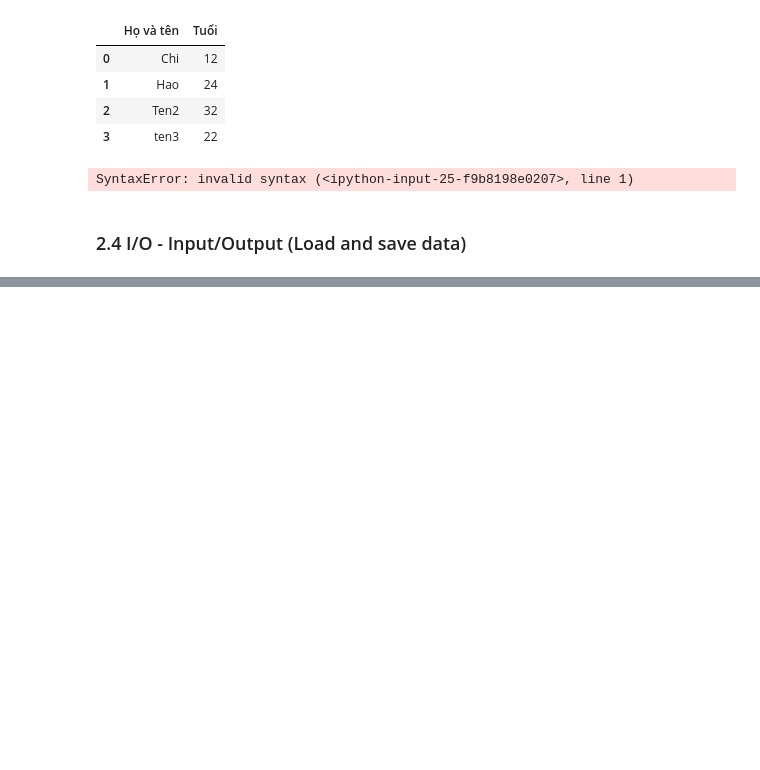
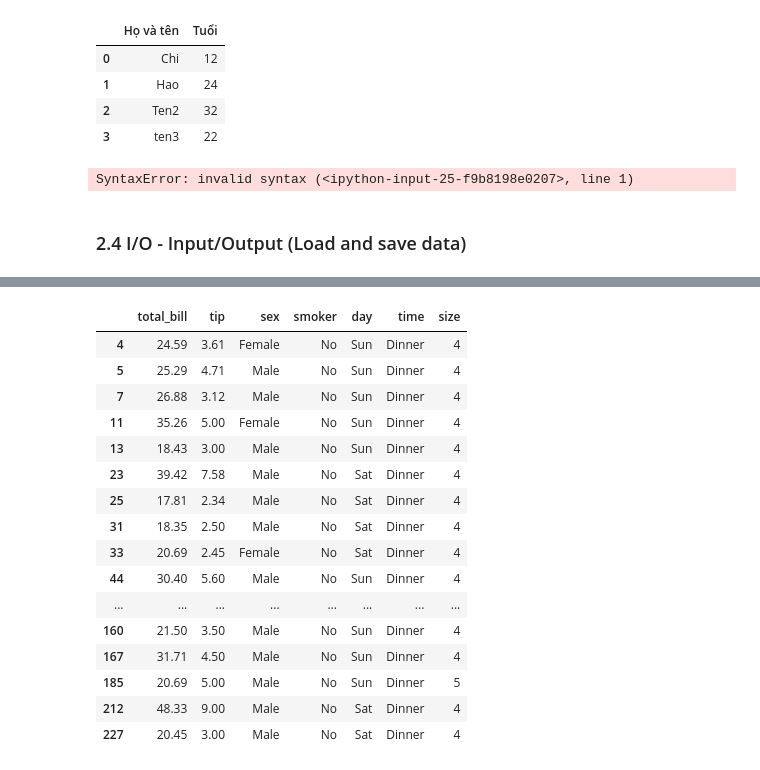
Before and after one commit to honghanhh/mci_python_31_level_1, a Jupyter notebook: Live Slides/Live Lecture 5/LongNP_Live_Lecture5.ipynb, the cells around one changed output, grey strips where cells are left out. Saved outputs shown, nothing was run; the diff lists cells and outputs as text; code cells hidden in the pictures; blank space fills up the shorter version.

```diff
--- a/Live Slides/Live Lecture 5/LongNP_Live_Lecture5.ipynb
+++ b/Live Slides/Live Lecture 5/LongNP_Live_Lecture5.ipynb
@@ -116,0 +293,21 @@ df2 = pd.read_csv('https://')
+# %%
+q1 = df3[(df3['smoker'] == 'No') & (df3['size'] > 3)]
+q1
+# %% [output]
+|  | total_bill | tip | sex | smoker | day | time | size |
+| 4 | 24.59 | 3.61 | Female | No | Sun | Dinner | 4 |
+| 5 | 25.29 | 4.71 | Male | No | Sun | Dinner | 4 |
+| 7 | 26.88 | 3.12 | Male | No | Sun | Dinner | 4 |
+| 11 | 35.26 | 5.00 | Female | No | Sun | Dinner | 4 |
+| 13 | 18.43 | 3.00 | Male | No | Sun | Dinner | 4 |
+| 23 | 39.42 | 7.58 | Male | No | Sat | Dinner | 4 |
+| 25 | 17.81 | 2.34 | Male | No | Sat | Dinner | 4 |
+| 31 | 18.35 | 2.50 | Male | No | Sat | Dinner | 4 |
+| 33 | 20.69 | 2.45 | Female | No | Sat | Dinner | 4 |
+| 44 | 30.40 | 5.60 | Male | No | Sun | Dinner | 4 |
+| ... | ... | ... | ... | ... | ... | ... | ... |
+| 160 | 21.50 | 3.50 | Male | No | Sun | Dinner | 4 |
+| 167 | 31.71 | 4.50 | Male | No | Sun | Dinner | 4 |
+| 185 | 20.69 | 5.00 | Male | No | Sun | Dinner | 5 |
+| 212 | 48.33 | 9.00 | Male | No | Sat | Dinner | 4 |
+| 227 | 20.45 | 3.00 | Male | No | Sat | Dinner | 4 |
```
Also changed, not shown: parts of 49 cells of this notebook, 1 other file.
